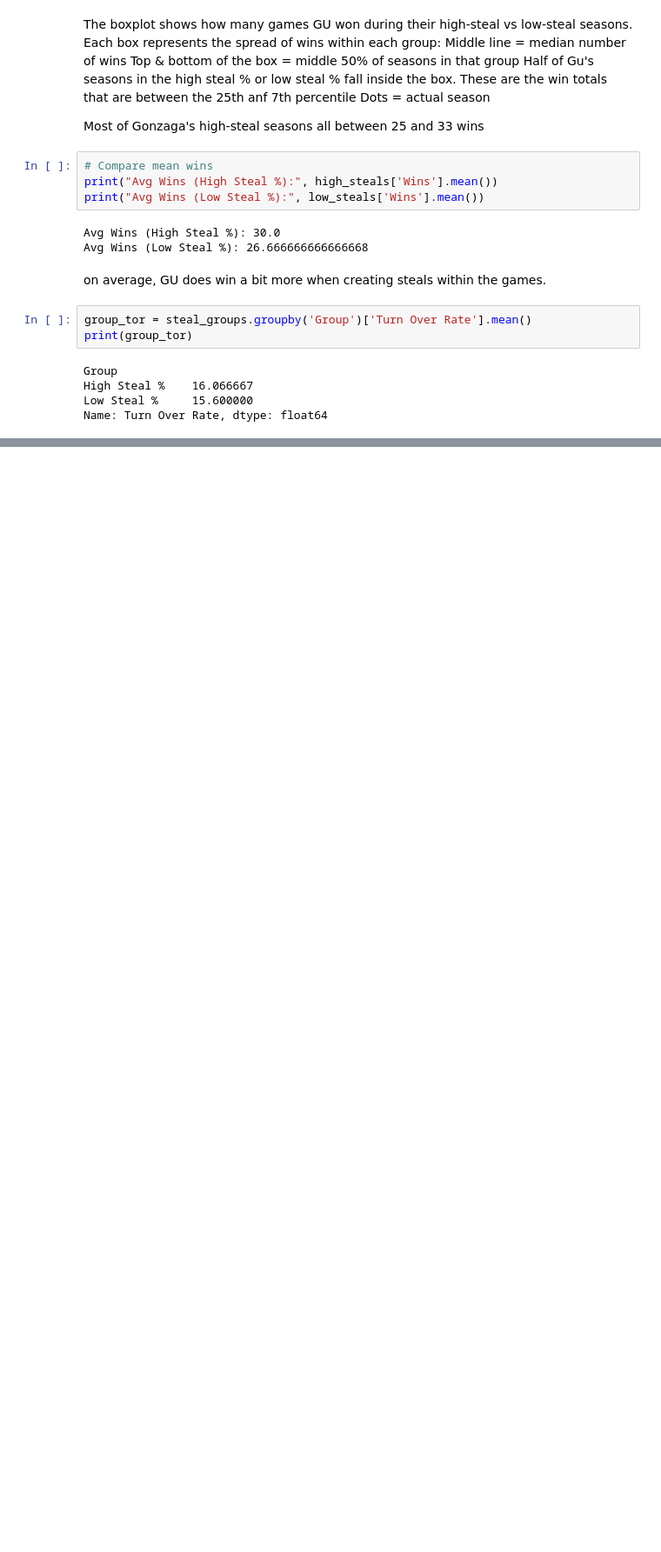
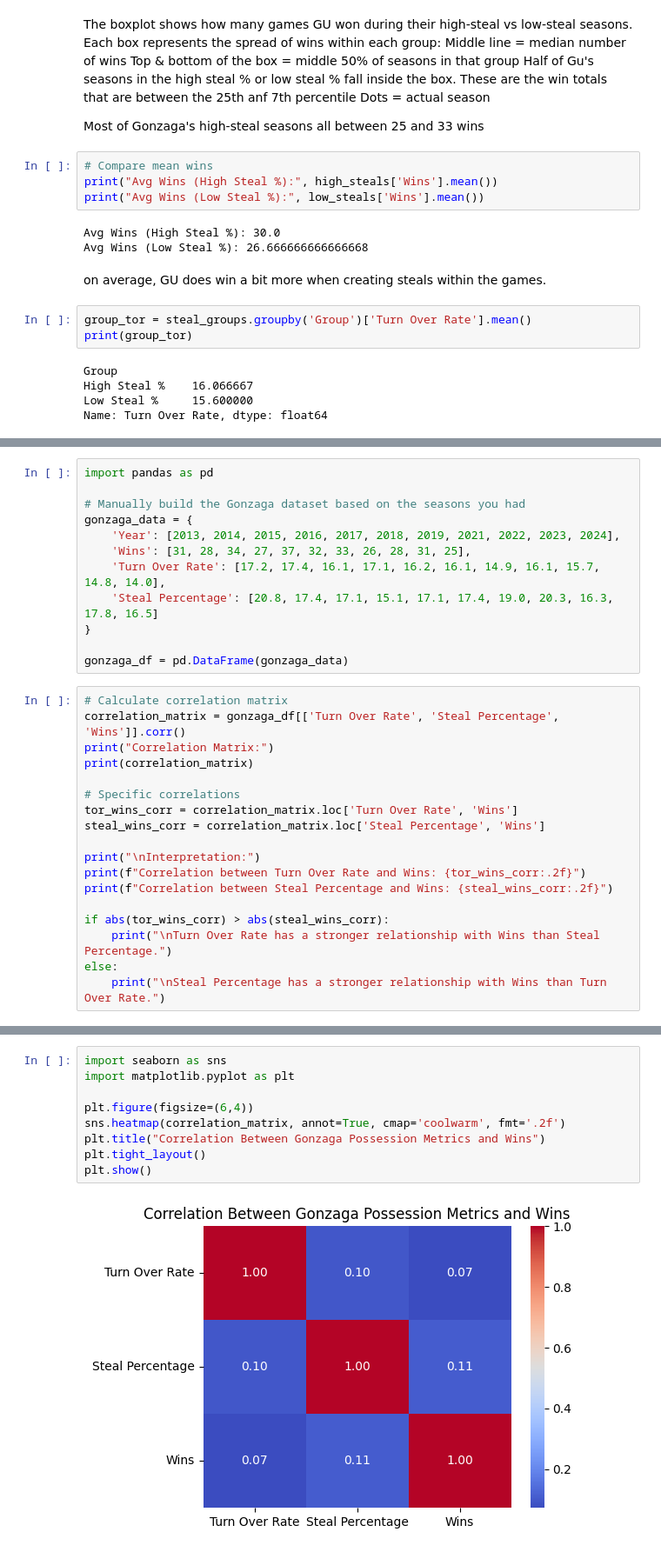
Before and after one commit to vtrejo25/MSBA-601, a Jupyter notebook: Final Project/Final Project Dataset/Final.ipynb, the cells around one changed output, grey strips where cells are left out. Shown at 87% size. Saved outputs shown, nothing was run; the diff lists cells and outputs as text; blank space fills up the shorter version.

```diff
--- a/Final Project/Final Project Dataset/Final.ipynb
+++ b/Final Project/Final Project Dataset/Final.ipynb
@@ -386,0 +401,30 @@ Even when Gonzaga forces more turnovers on defense, they don't lose control on o
+# %%
+import pandas as pd
+
+# Manually build the Gonzaga dataset based on the seasons you had
+gonzaga_data = {
+    'Year': [2013, 2014, 2015, 2016, 2017, 2018, 2019, 2021, 2022, 2023, 2024],
+    'Wins': [31, 28, 34, 27, 37, 32, 33, 26, 28, 31, 25],
+    'Turn Over Rate': [17.2, 17.4, 16.1, 17.1, 16.2, 16.1, 14.9, 16.1, 15.7, 14.8, 14.0],
+    'Steal Percentage': [20.8, 17.4, 17.1, 15.1, 17.1, 17.4, 19.0, 20.3, 16.3, 17.8, 16.5]
+}
+
+gonzaga_df = pd.DataFrame(gonzaga_data)
+# %%
+# Calculate correlation matrix
+correlation_matrix = gonzaga_df[['Turn Over Rate', 'Steal Percentage', 'Wins']].corr()
+print("Correlation Matrix:")
+print(correlation_matrix)
+
+# Specific correlations
+tor_wins_corr = correlation_matrix.loc['Turn Over Rate', 'Wins']
+steal_wins_corr = correlation_matrix.loc['Steal Percentage', 'Wins']
+
+print("\nInterpretation:")
+print(f"Correlation between Turn Over Rate and Wins: {tor_wins_corr:.2f}")
+print(f"Correlation between Steal Percentage and Wins: {steal_wins_corr:.2f}")
+
+if abs(tor_wins_corr) > abs(steal_wins_corr):
+    print("\nTurn Over Rate has a stronger relationship with Wins than Steal Percentage.")
+else:
+    print("\nSteal Percentage has a stronger relationship with Wins than Turn Over Rate.")
@@ -386,0 +443,11 @@ Even when Gonzaga forces more turnovers on defense, they don't lose control on o
+# %%
+import seaborn as sns
+import matplotlib.pyplot as plt
+
+plt.figure(figsize=(6,4))
+sns.heatmap(correlation_matrix, annot=True, cmap='coolwarm', fmt='.2f')
+plt.title("Correlation Between Gonzaga Possession Metrics and Wins")
+plt.tight_layout()
+plt.show()
+# %% [output]
+[figure, added]
```
Also changed, not shown: parts of 6 cells of this notebook, 1 other file.
